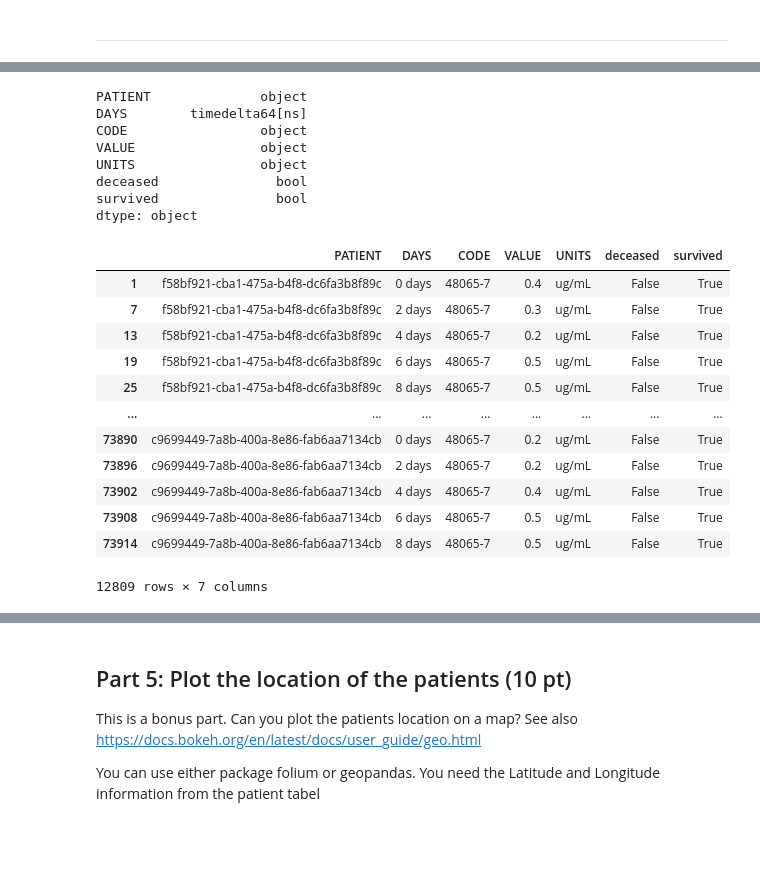
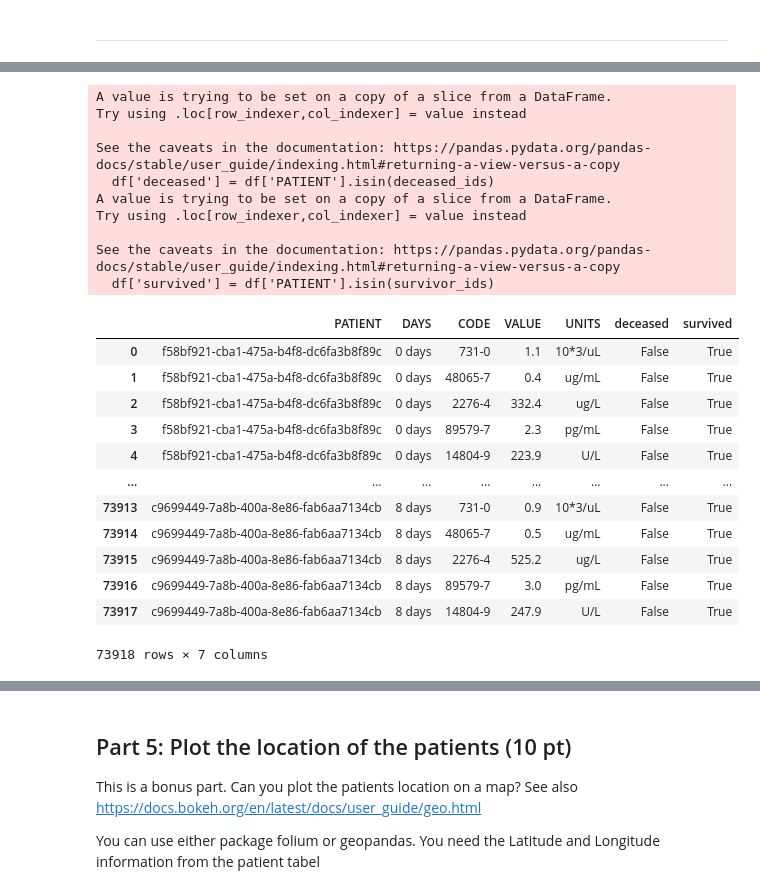
Before and after one commit to ExquizeNyx/BFVM22PROG1, a Jupyter notebook: assessments/Assignment_week_03.ipynb, the cells around one changed output, grey strips where cells are left out. Drawn from its saved outputs; the diff is of its cells as text; code cells hidden in the pictures; blank space fills up the shorter version.

```diff
--- a/assessments/Assignment_week_03.ipynb
+++ b/assessments/Assignment_week_03.ipynb
@@ -555,14 +548,3 @@ output_notebook()
 # %% [output]
 Loading BokehJS ...
 [interactive output not drawn]
-# %%
-df.dtypes
-# %% [output]
-PATIENT              object
-DAYS        timedelta64[ns]
-CODE                 object
-VALUE                object
-UNITS                object
-deceased               bool
-survived               bool
-dtype: object
@@ -573,16 +551,29 @@ df_feu = df[df['CODE'] == '48065-7']
-# %%
-df_feu
-# %% [output]
-|  | PATIENT | DAYS | CODE | VALUE | UNITS | deceased | survived |
-| 1 | f58bf921-cba1-475a-b4f8-dc6fa3b8f89c | 0 days | 48065-7 | 0.4 | ug/mL | False | True |
-| 7 | f58bf921-cba1-475a-b4f8-dc6fa3b8f89c | 2 days | 48065-7 | 0.3 | ug/mL | False | True |
-| 13 | f58bf921-cba1-475a-b4f8-dc6fa3b8f89c | 4 days | 48065-7 | 0.2 | ug/mL | False | True |
-| 19 | f58bf921-cba1-475a-b4f8-dc6fa3b8f89c | 6 days | 48065-7 | 0.5 | ug/mL | False | True |
-| 25 | f58bf921-cba1-475a-b4f8-dc6fa3b8f89c | 8 days | 48065-7 | 0.5 | ug/mL | False | True |
-| ... | ... | ... | ... | ... | ... | ... | ... |
-| 73890 | c9699449-7a8b-400a-8e86-fab6aa7134cb | 0 days | 48065-7 | 0.2 | ug/mL | False | True |
-| 73896 | c9699449-7a8b-400a-8e86-fab6aa7134cb | 2 days | 48065-7 | 0.2 | ug/mL | False | True |
-| 73902 | c9699449-7a8b-400a-8e86-fab6aa7134cb | 4 days | 48065-7 | 0.4 | ug/mL | False | True |
-| 73908 | c9699449-7a8b-400a-8e86-fab6aa7134cb | 6 days | 48065-7 | 0.5 | ug/mL | False | True |
-| 73914 | c9699449-7a8b-400a-8e86-fab6aa7134cb | 8 days | 48065-7 | 0.5 | ug/mL | False | True |
-12809 rows × 7 columns
+# %%
+# Add columns in order to corlor on deceased or survived
+df['deceased'] = df['PATIENT'].isin(deceased_ids)
+df['survived'] = df['PATIENT'].isin(survivor_ids)
+df
+# %% [output]
+A value is trying to be set on a copy of a slice from a DataFrame.
+Try using .loc[row_indexer,col_indexer] = value instead
+
+See the caveats in the documentation: https://pandas.pydata.org/pandas-docs/stable/user_guide/indexing.html#returning-a-view-versus-a-copy
+  df['deceased'] = df['PATIENT'].isin(deceased_ids)
+A value is trying to be set on a copy of a slice from a DataFrame.
+Try using .loc[row_indexer,col_indexer] = value instead
+
+See the caveats in the documentation: https://pandas.pydata.org/pandas-docs/stable/user_guide/indexing.html#returning-a-view-versus-a-copy
+  df['survived'] = df['PATIENT'].isin(survivor_ids)
+|  | PATIENT | DAYS | CODE | VALUE | UNITS | deceased | survived |
+| 0 | f58bf921-cba1-475a-b4f8-dc6fa3b8f89c | 0 days | 731-0 | 1.1 | 10*3/uL | False | True |
+| 1 | f58bf921-cba1-475a-b4f8-dc6fa3b8f89c | 0 days | 48065-7 | 0.4 | ug/mL | False | True |
+| 2 | f58bf921-cba1-475a-b4f8-dc6fa3b8f89c | 0 days | 2276-4 | 332.4 | ug/L | False | True |
+| 3 | f58bf921-cba1-475a-b4f8-dc6fa3b8f89c | 0 days | 89579-7 | 2.3 | pg/mL | False | True |
+| 4 | f58bf921-cba1-475a-b4f8-dc6fa3b8f89c | 0 days | 14804-9 | 223.9 | U/L | False | True |
+| ... | ... | ... | ... | ... | ... | ... | ... |
+| 73913 | c9699449-7a8b-400a-8e86-fab6aa7134cb | 8 days | 731-0 | 0.9 | 10*3/uL | False | True |
+| 73914 | c9699449-7a8b-400a-8e86-fab6aa7134cb | 8 days | 48065-7 | 0.5 | ug/mL | False | True |
+| 73915 | c9699449-7a8b-400a-8e86-fab6aa7134cb | 8 days | 2276-4 | 525.2 | ug/L | False | True |
+| 73916 | c9699449-7a8b-400a-8e86-fab6aa7134cb | 8 days | 89579-7 | 3.0 | pg/mL | False | True |
+| 73917 | c9699449-7a8b-400a-8e86-fab6aa7134cb | 8 days | 14804-9 | 247.9 | U/L | False | True |
+73918 rows × 7 columns
```
Also changed, not shown: parts of 21 cells of this notebook.
